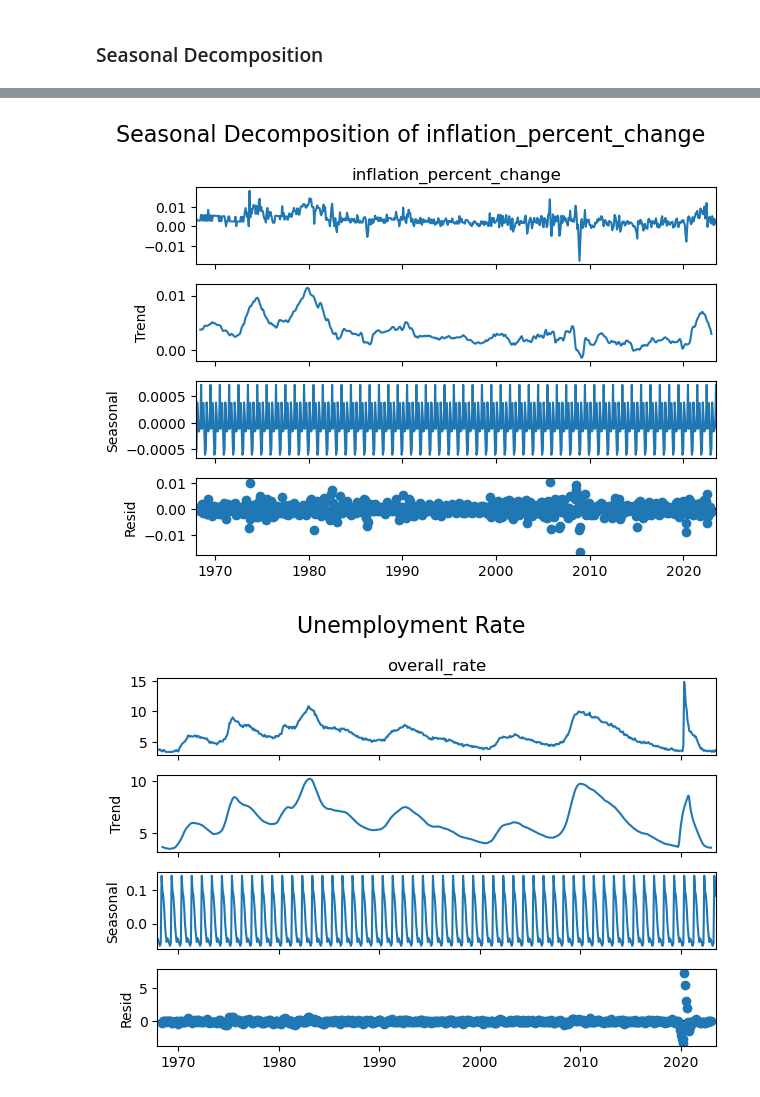
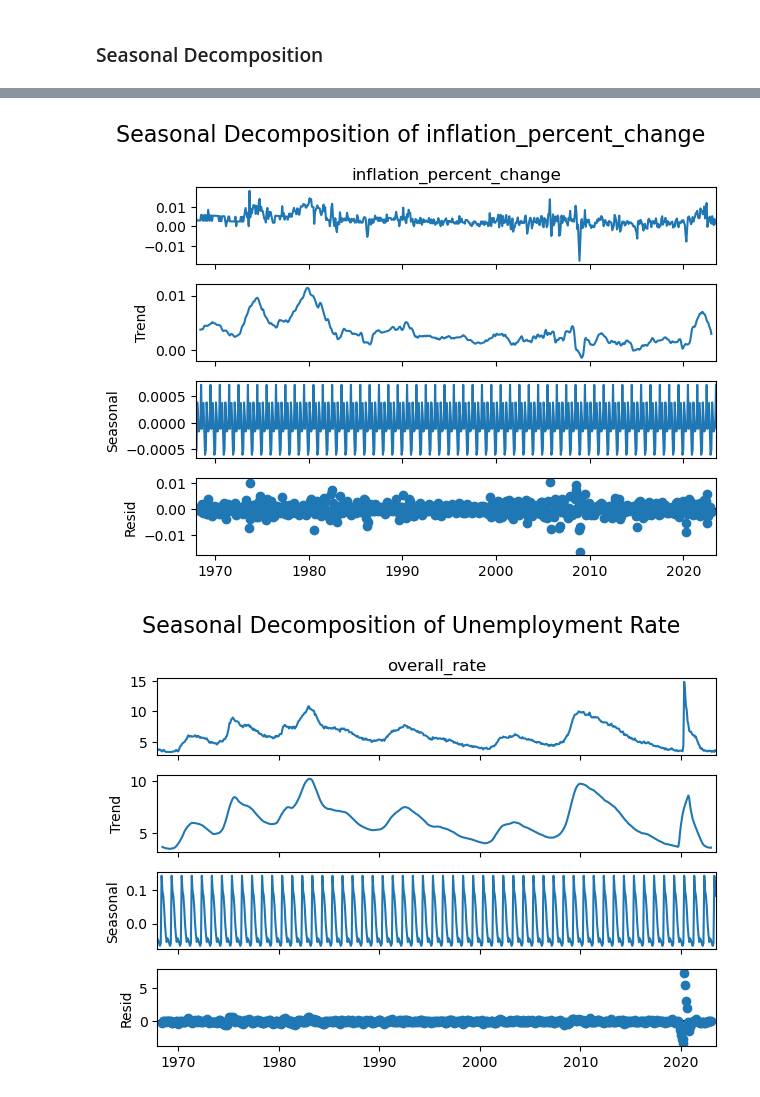
Before and after one commit to ChrisLato/AISE-4010-Project, a Jupyter notebook: Exploartory Data Analysis.ipynb, the cells around one changed output, grey strips where cells are left out. Saved outputs shown, nothing was run; the diff lists cells and outputs as text; code cells hidden in the pictures.

Commit message:
edited graph name

```diff
--- a/Exploartory Data Analysis.ipynb
+++ b/Exploartory Data Analysis.ipynb
@@ -35,30 +35,30 @@ plt.show()
 # %%
 from statsmodels.tsa.seasonal import seasonal_decompose
 import matplotlib.pyplot as plt
 
 # Define a function for seasonal decomposition
 def decompose_and_plot(data, column, model='additive', period=12):
     result = seasonal_decompose(data[column], model=model, period=period)
     result.plot()
     title = f"Seasonal Decomposition of {column}"
 
     # Adjust title for the 'overall_rate' column
     if column == 'overall_rate':
-        title = "Unemployment Rate"
+        title = "Seasonal Decomposition of Unemployment Rate"
     plt.suptitle(title, fontsize=16)
     plt.tight_layout()
     plt.show()
 
 # Apply decomposition to all relevant columns
 columns_to_decompose = ['gdp_percent_change', 'inflation_percent_change',
                         'overall_rate', 'LongTermRate', 'Slope', 'ZeroCouponYield1Y', 'ZeroCouponYield10Y']
 
 for col in columns_to_decompose:
     decompose_and_plot(merged_data, col)
 # %% [output]
 [figure]
 [figure]
-[figure, old version]
+[figure, new version]
 [figure]
 [figure]
 [figure]
```
